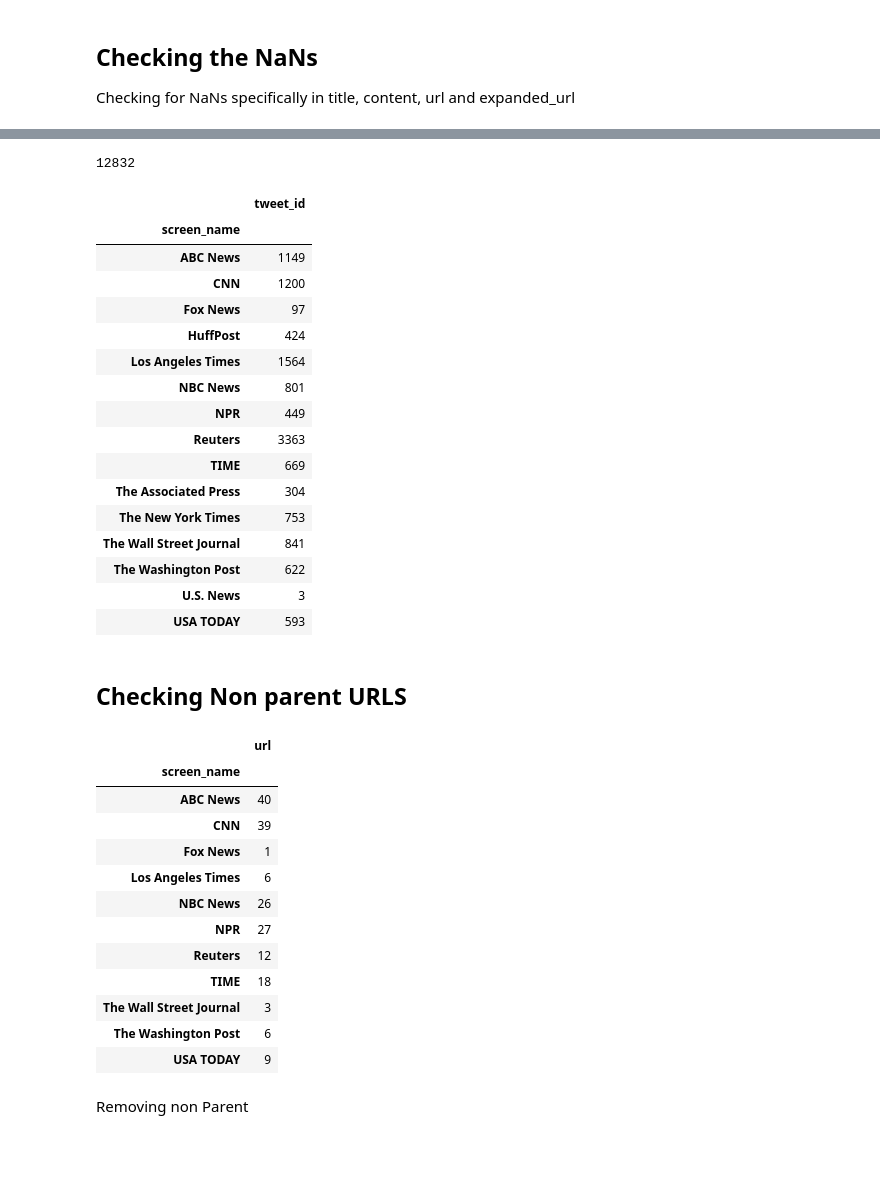
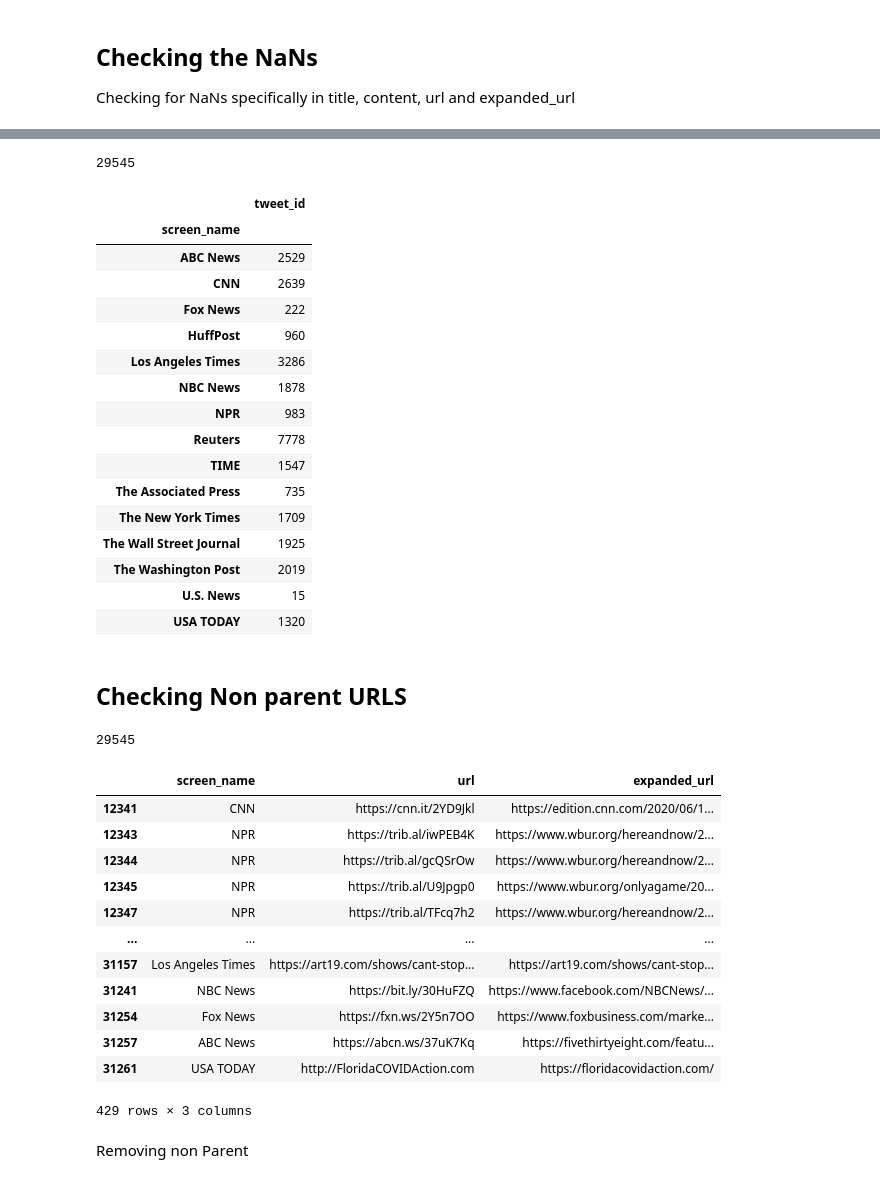
Before and after one commit to raaahulss/project_viralnews, a Jupyter notebook: dataset/Dataset Cleaner.ipynb, the cells around one changed output, grey strips where cells are left out. Drawn from its saved outputs; the diff is of its cells as text; code cells hidden in the pictures; blank space fills up the shorter version.

```diff
--- a/dataset/Dataset Cleaner.ipynb
+++ b/dataset/Dataset Cleaner.ipynb
@@ -10,7 +10,7 @@ import matplotlib.pylab as plt
 import requests
 # %%
 # dataframe = pd.read_csv("./Organic_extended.csv", index_col=0)
-dataframe = pd.read_csv("./Organic_extended3_2.csv", sep="|", index_col=0)
+dataframe = pd.read_csv("./Organic_extended_final.csv", sep="|", index_col=0)
 print(len(dataframe))
 dataframe[['screen_name','tweet_id']].groupby('screen_name').count()
 # %% [output]
@@ -64,47 +51,50 @@ dataframe = dataframe.dropna(subset=['title', 'content', 'url', 'expanded_url'])
 print(len(dataframe))
 dataframe[['screen_name','tweet_id']].groupby('screen_name').count()
 # %% [output]
-12832
+29545
 |  | tweet_id |
 | screen_name |  |
-| ABC News | 1149 |
-| CNN | 1200 |
-| Fox News | 97 |
-| HuffPost | 424 |
-| Los Angeles Times | 1564 |
-| NBC News | 801 |
-| NPR | 449 |
-| Reuters | 3363 |
-| TIME | 669 |
-| The Associated Press | 304 |
-| The New York Times | 753 |
-| The Wall Street Journal | 841 |
-| The Washington Post | 622 |
-| U.S. News | 3 |
-| USA TODAY | 593 |
+| ABC News | 2529 |
+| CNN | 2639 |
+| Fox News | 222 |
+| HuffPost | 960 |
+| Los Angeles Times | 3286 |
+| NBC News | 1878 |
+| NPR | 983 |
+| Reuters | 7778 |
+| TIME | 1547 |
+| The Associated Press | 735 |
+| The New York Times | 1709 |
+| The Wall Street Journal | 1925 |
+| The Washington Post | 2019 |
+| U.S. News | 15 |
+| USA TODAY | 1320 |
 # %% [markdown]
 ## Checking Non parent URLS
 # %%
 valid = "|".join(["abcnews.go.com/","www.cnn.com","www.huffpost.com", "latimes.com", "nbcnews.com",
                   "npr.org","reuters.com", "time.com","apnews.com","nytimes.com","wsj.com","usnews.com",
                   "usatoday.com", "foxnews.com","washingtonpost.com"])
 condition = ~dataframe['expanded_url'].str.contains(valid, regex=True)
-# dataframe.loc[condition, ['screen_name','url', 'expanded_url']]
-dataframe.loc[condition, ['screen_name','url']].groupby('screen_name').count()
+print(len(dataframe))
+dataframe.loc[condition, ['screen_name','url', 'expanded_url']]
+
+# dataframe.loc[condition, ['screen_name','expanded_url']].groupby('screen_name').count()
 # %% [output]
+29545
-|  | url |
-| screen_name |  |
-| ABC News | 40 |
-| CNN | 39 |
-| Fox News | 1 |
-| Los Angeles Times | 6 |
-| NBC News | 26 |
-| NPR | 27 |
-| Reuters | 12 |
-| TIME | 18 |
-| The Wall Street Journal | 3 |
-| The Washington Post | 6 |
-| USA TODAY | 9 |
+|  | screen_name | url | expanded_url |
+| 12341 | CNN | https://cnn.it/2YD9Jkl | https://edition.cnn.com/2020/06/1... |
+| 12343 | NPR | https://trib.al/iwPEB4K | https://www.wbur.org/hereandnow/2... |
+| 12344 | NPR | https://trib.al/gcQSrOw | https://www.wbur.org/hereandnow/2... |
+| 12345 | NPR | https://trib.al/U9Jpgp0 | https://www.wbur.org/onlyagame/20... |
+| 12347 | NPR | https://trib.al/TFcq7h2 | https://www.wbur.org/hereandnow/2... |
+| ... | ... | ... | ... |
+| 31157 | Los Angeles Times | https://art19.com/shows/cant-stop... | https://art19.com/shows/cant-stop... |
+| 31241 | NBC News | https://bit.ly/30HuFZQ | https://www.facebook.com/NBCNews/... |
+| 31254 | Fox News | https://fxn.ws/2Y5n7OO | https://www.foxbusiness.com/marke... |
+| 31257 | ABC News | https://abcn.ws/37uK7Kq | https://fivethirtyeight.com/featu... |
+| 31261 | USA TODAY | http://FloridaCOVIDAction.com | https://floridacovidaction.com/ |
+429 rows × 3 columns
 # %% [markdown]
 Removing non Parent
 # %%
```
Also changed, not shown: parts of 14 cells of this notebook, 1 other file.
